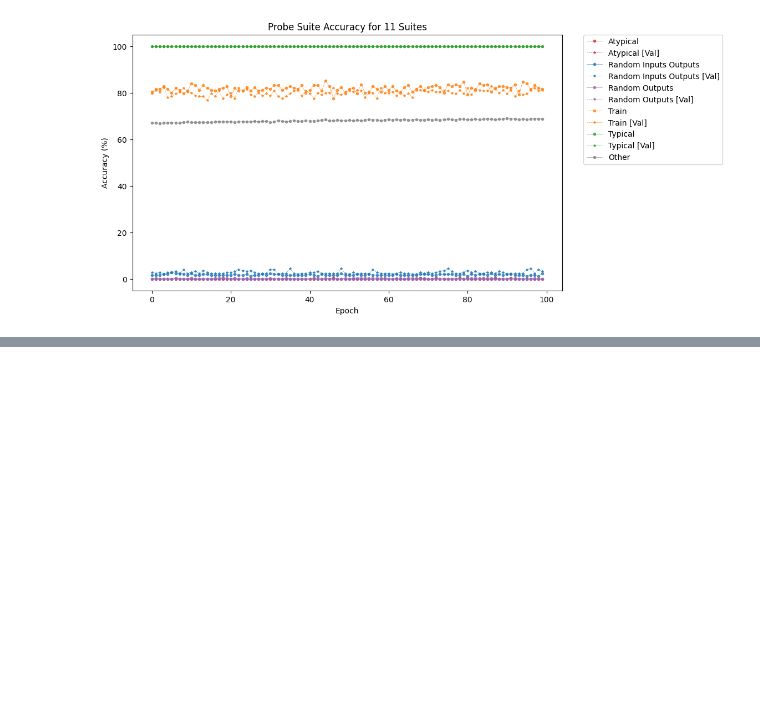
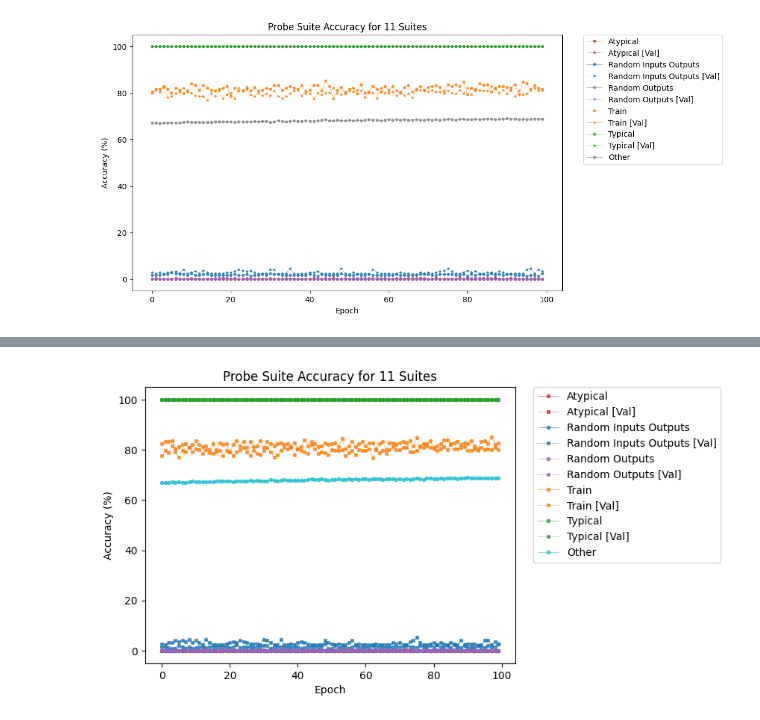
Before and after one commit to jhoffe/mapd, a Jupyter notebook: visual_test.ipynb, the cells around one changed output, grey strips where cells are left out. Drawn from its saved outputs; the diff is of its cells as text; code cells hidden in the pictures; blank space fills up the shorter version.

Commit message:
visualization tool

```diff
--- a/visual_test.ipynb
+++ b/visual_test.ipynb
@@ -191,0 +188,4 @@ NameError: name 'probe_suite_dataset' is not defined
+# %%
+tool.probe_accuracy_plot()
+# %% [output]
+[figure, added]
```
Also changed, not shown: parts of 2 cells of this notebook, 1 other file.
